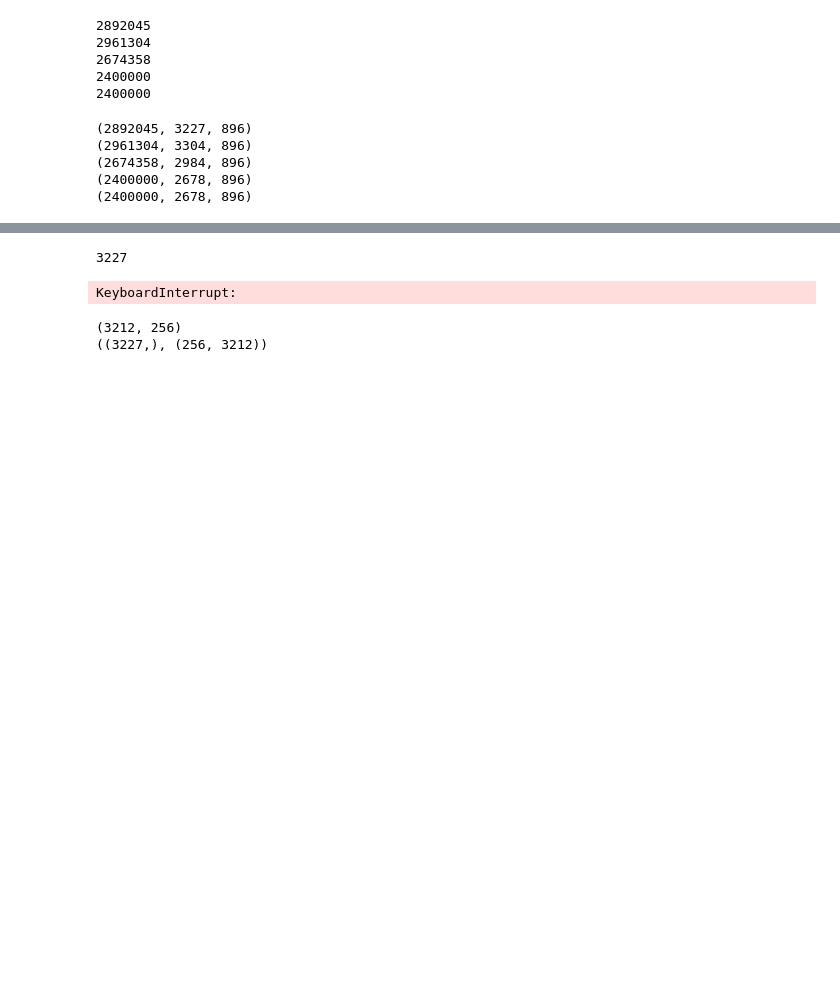
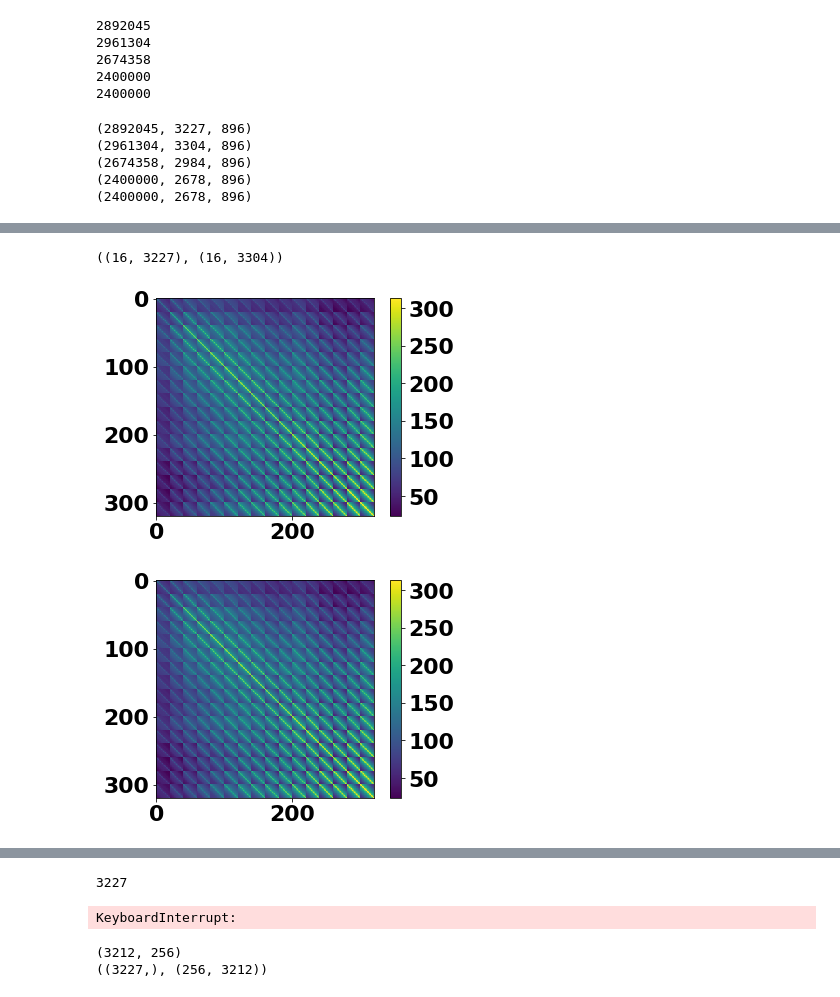
Before and after one commit to TimCSheehan/try_STRF, a Jupyter notebook: try_STA_slim.ipynb, the cells around one changed output, grey strips where cells are left out. Saved outputs shown, nothing was run; the diff lists cells and outputs as text; code cells hidden in the pictures; blank space fills up the shorter version.

```diff
--- a/try_STA_slim.ipynb
+++ b/try_STA_slim.ipynb
@@ -125,0 +122,36 @@ np.abs(-5)
+# %%
+# play around with stimulus covariance
+#f,t0,spect0 = get_STA.reduced_spectrogram(songs[0])
+#f,t1,spect1 = get_STA.reduced_spectrogram(songs[1])
+import get_STA
+reload(get_STA)
+flat_spect0 = get_STA.flat_reduced_spectrogram(songs[0],20)
+flat_spect1 = get_STA.flat_reduced_spectrogram(songs[1],20)
+# really need to get all spectrograms and subract mean stimulus
+t_0 = np.shape(flat_spect0)[1]
+cov0 = np.matmul(flat_spect0,np.transpose(flat_spect0))/t_0
+tmp = np.cov(flat_spect0)
+#print(np.shape(flat_spect0))
+print(np.shape(spect0),np.shape(spect1))
+# %% [output]
+((16, 3227), (16, 3304))
+# %%
+# np.shape(cov0)
+# np.shape(flat_sect0)
+import get_STA
+reload(get_STA)
+stack_out = get_STA.flat_reduced_spectrograms_ms(songs,20)
+my_cov = np.cov(stack_out)
+t_0 = np.shape(stack_out)[1]
+
+my_cov_try = np.matmul(stack_out,np.transpose(stack_out))/t_0
+# %%
+plt.imshow(my_cov)
+plt.colorbar()
+plt.show()
+plt.imshow(my_cov_try)
+plt.colorbar()
+plt.show()
+# %% [output]
+[figure, added]
+[figure, added]
```
Also changed, not shown: parts of 4 cells of this notebook, 2 other files.
